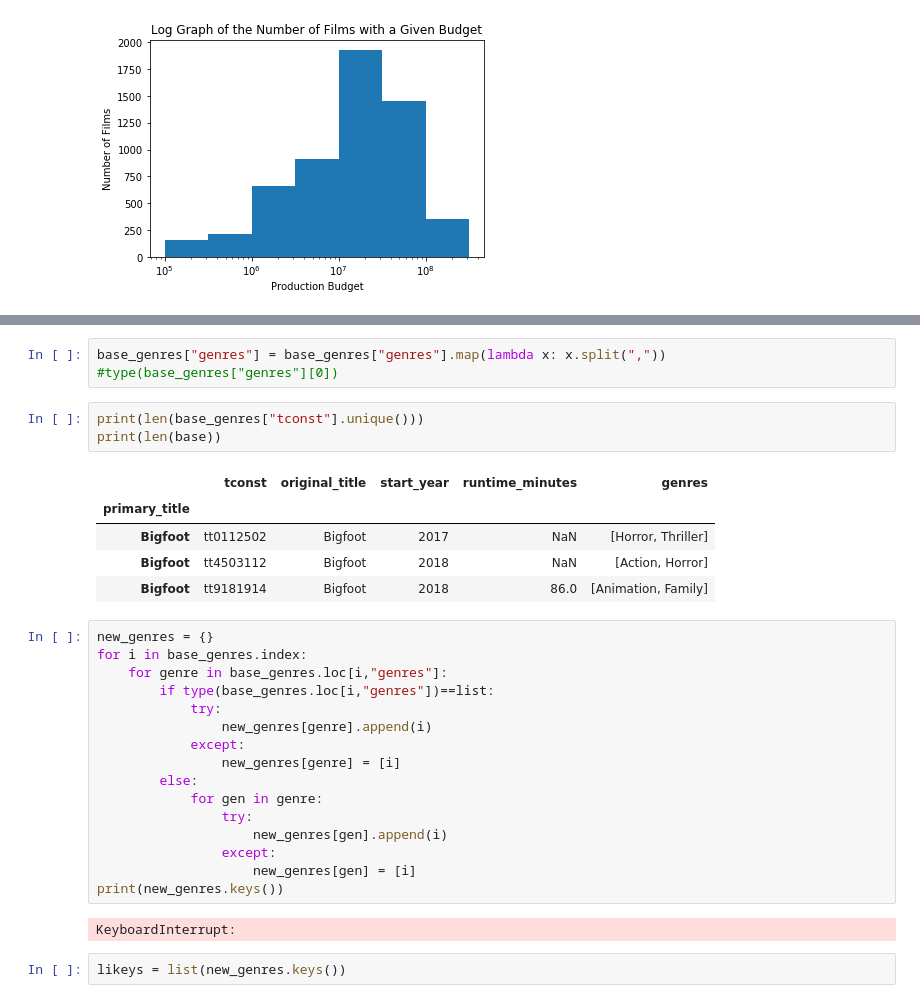
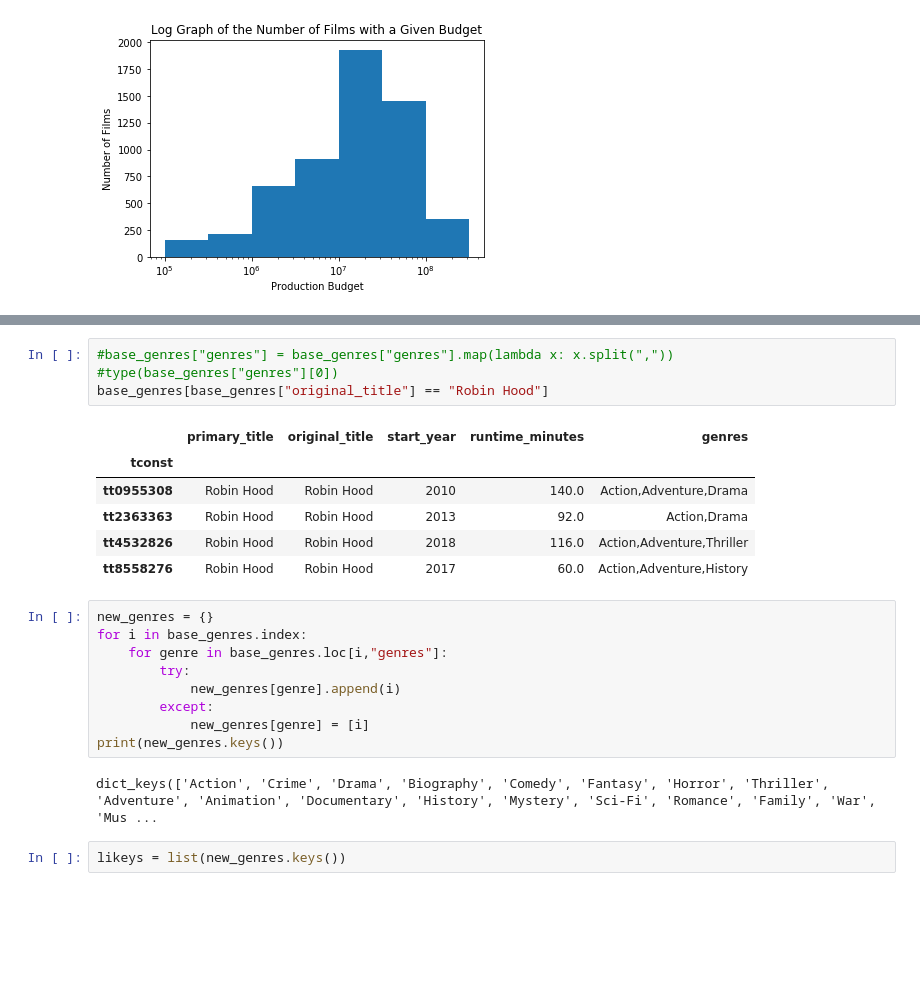
Before and after one commit to learn-co-students/dsc-mod-1-project-v2-1-nyc01-dtsc-ft-080320, a Jupyter notebook: Preliminary Data Exploration.ipynb, the cells around one changed output, grey strips where cells are left out. Saved outputs shown, nothing was run; the diff lists cells and outputs as text; blank space fills up the shorter version.

```diff
--- a/Preliminary Data Exploration.ipynb
+++ b/Preliminary Data Exploration.ipynb
@@ -256,33 +297,25 @@ base_genres = base_genres.set_index("tconst")
 # %%
-base_genres["genres"] = base_genres["genres"].map(lambda x: x.split(","))
+#base_genres["genres"] = base_genres["genres"].map(lambda x: x.split(","))
 #type(base_genres["genres"][0])
+base_genres[base_genres["original_title"] == "Robin Hood"]
+# %% [output]
+|  | primary_title | original_title | start_year | runtime_minutes | genres |
+| tconst |  |  |  |  |  |
+| tt0955308 | Robin Hood | Robin Hood | 2010 | 140.0 | Action,Adventure,Drama |
+| tt2363363 | Robin Hood | Robin Hood | 2013 | 92.0 | Action,Drama |
+| tt4532826 | Robin Hood | Robin Hood | 2018 | 116.0 | Action,Adventure,Thriller |
+| tt8558276 | Robin Hood | Robin Hood | 2017 | 60.0 | Action,Adventure,History |
-# %%
-print(len(base_genres["tconst"].unique()))
-print(len(base))
-# %% [output]
-|  | tconst | original_title | start_year | runtime_minutes | genres |
-| primary_title |  |  |  |  |  |
-| Bigfoot | tt0112502 | Bigfoot | 2017 | NaN | [Horror, Thriller] |
-| Bigfoot | tt4503112 | Bigfoot | 2018 | NaN | [Action, Horror] |
-| Bigfoot | tt9181914 | Bigfoot | 2018 | 86.0 | [Animation, Family] |
 # %%
 new_genres = {}
 for i in base_genres.index:
     for genre in base_genres.loc[i,"genres"]:
-        if type(base_genres.loc[i,"genres"])==list:
-            try:
-                new_genres[genre].append(i)
-            except:
-                new_genres[genre] = [i]
-        else:
-            for gen in genre:
-                try:
-                    new_genres[gen].append(i)
-                except:
-                    new_genres[gen] = [i]
+        try:
+            new_genres[genre].append(i)
+        except:
+            new_genres[genre] = [i]
 print(new_genres.keys())
 # %% [output]
-KeyboardInterrupt:
+dict_keys(['Action', 'Crime', 'Drama', 'Biography', 'Comedy', 'Fantasy', 'Horror', 'Thriller', 'Adventure', 'Animation', 'Documentary', 'History', 'Mystery', 'Sci-Fi', 'Romance', 'Family', 'War', 'Mus ...
 # %%
 likeys = list(new_genres.keys())
 # %%
```
Also changed, not shown: parts of 6 cells of this notebook, 2 other files.
